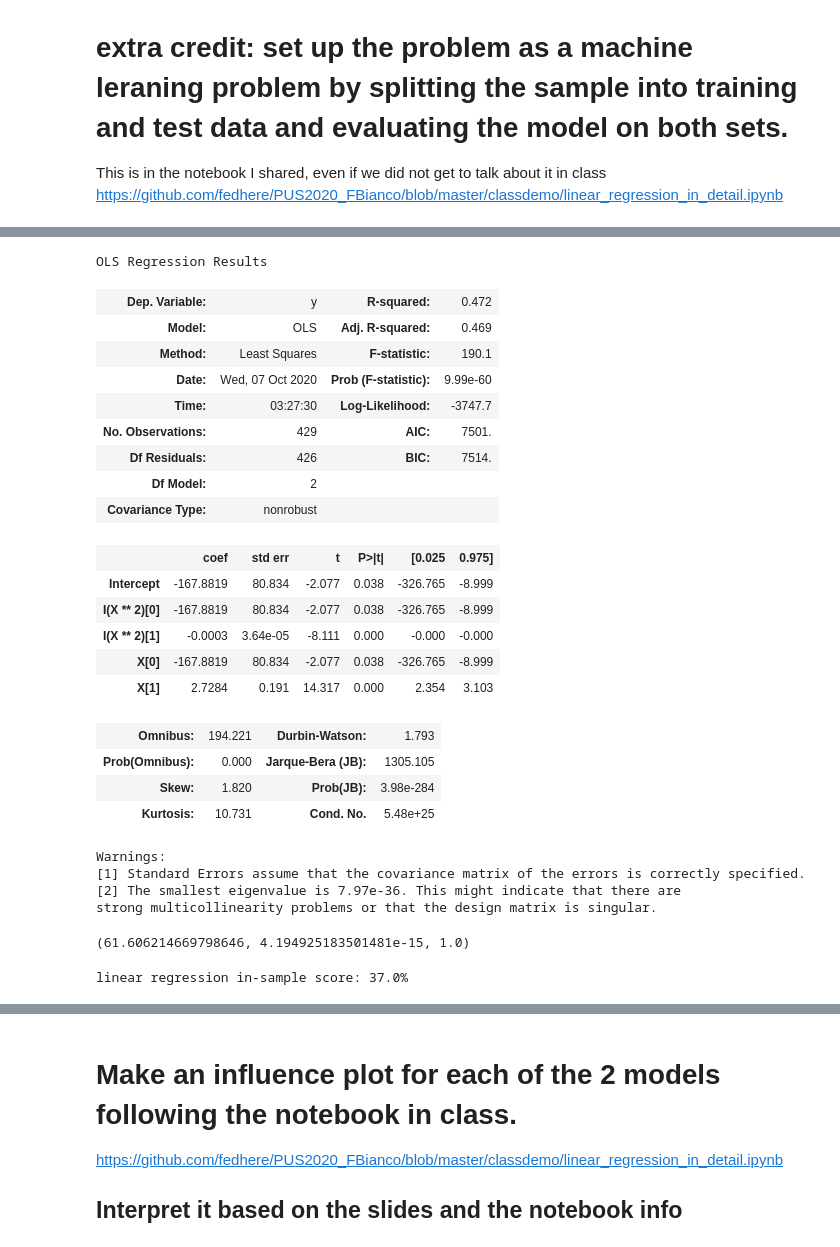
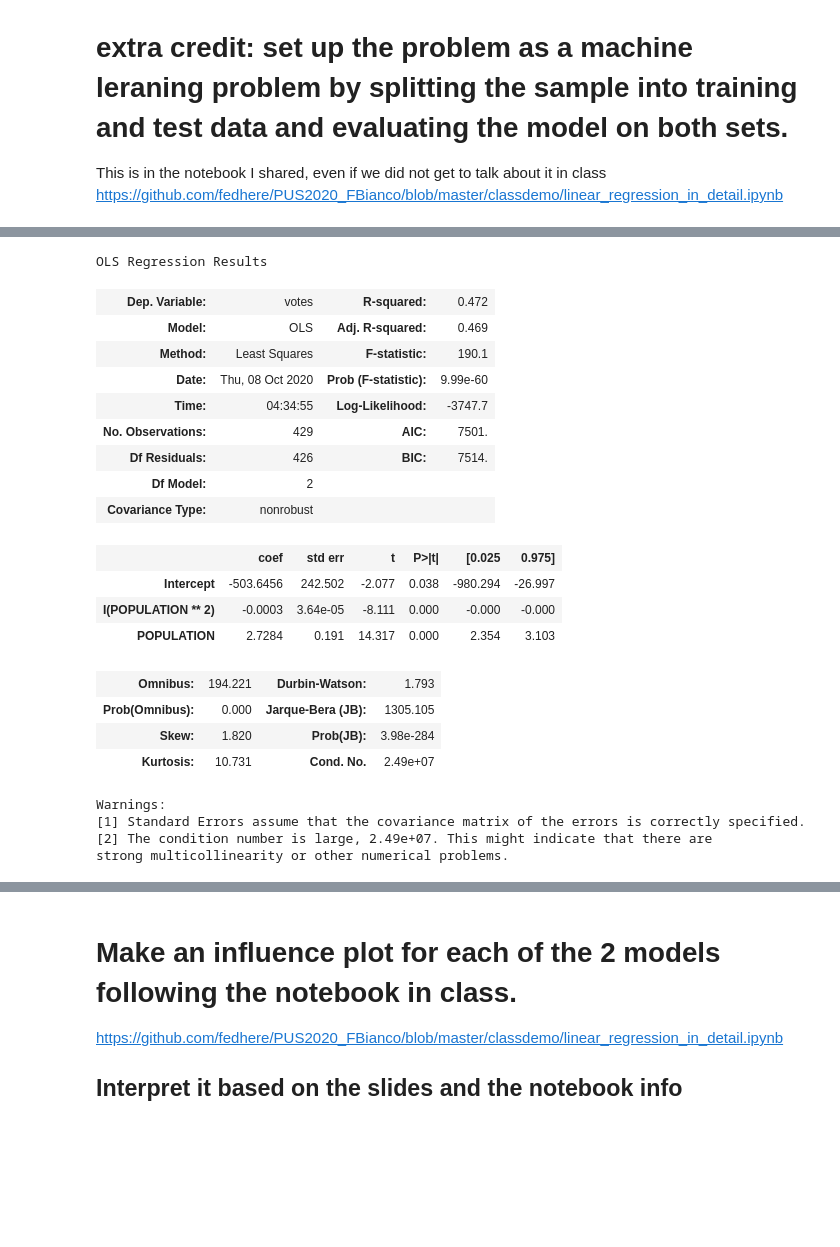
Before and after one commit to KLeeDE/PUS2020_KLee, a Jupyter notebook: HW5/DEelectoral_HW5_Kyungmin.ipynb, the cells around one changed output, grey strips where cells are left out. Drawn from its saved outputs; the diff is of its cells as text; code cells hidden in the pictures; blank space fills up the shorter version.

```diff
--- a/HW5/DEelectoral_HW5_Kyungmin.ipynb
+++ b/HW5/DEelectoral_HW5_Kyungmin.ipynb
@@ -118,0 +114,5 @@ import seaborn as sns
+# %%
+# Calculate population density
+de_elecmap["popdensity"] = de_elecmap["POPULATION"] / (de_elecmap["geometry"].area/10**6)
+de_elecmap["log_popden"] = np.log10(de_elecmap.popdensity)
+de_elecmap.head()
@@ -187,5 +179,0 @@ de_elecmap
-# %%
-# human population density is 50 per km2 (129 per sq. mi.).
-de_elecmap["popdensity"] = de_elecmap["POPULATION"] / de_elecmap["votes"]
-de_elecmap["log_popden"] = np.log10(de_elecmap.popdensity)
-de_elecmap.head()
@@ -291,34 +258,27 @@ strong multicollinearity problems or that the design matrix is singular.
 # %%
-mod2 = smf.ols(formula='y ~ I(X**2) + X',
-              data=de_elecmap)
+mod2 = smf.ols(formula='votes ~ I(POPULATION**2) + POPULATION', data=de_elecmap)
 model2 = mod2.fit()
 model2.summary()
 # %% [output]
 OLS Regression Results
-| Dep. Variable: | y | R-squared: | 0.472 |
+| Dep. Variable: | votes | R-squared: | 0.472 |
 | Model: | OLS | Adj. R-squared: | 0.469 |
 | Method: | Least Squares | F-statistic: | 190.1 |
-| Date: | Wed, 07 Oct 2020 | Prob (F-statistic): | 9.99e-60 |
-| Time: | 03:27:30 | Log-Likelihood: | -3747.7 |
+| Date: | Thu, 08 Oct 2020 | Prob (F-statistic): | 9.99e-60 |
+| Time: | 04:34:55 | Log-Likelihood: | -3747.7 |
 | No. Observations: | 429 | AIC: | 7501. |
 | Df Residuals: | 426 | BIC: | 7514. |
 | Df Model: | 2 |  |  |
 | Covariance Type: | nonrobust |  |  |
 |  | coef | std err | t | P>|t| | [0.025 | 0.975] |
-| Intercept | -167.8819 | 80.834 | -2.077 | 0.038 | -326.765 | -8.999 |
-| I(X ** 2)[0] | -167.8819 | 80.834 | -2.077 | 0.038 | -326.765 | -8.999 |
-| I(X ** 2)[1] | -0.0003 | 3.64e-05 | -8.111 | 0.000 | -0.000 | -0.000 |
-| X[0] | -167.8819 | 80.834 | -2.077 | 0.038 | -326.765 | -8.999 |
-| X[1] | 2.7284 | 0.191 | 14.317 | 0.000 | 2.354 | 3.103 |
+| Intercept | -503.6456 | 242.502 | -2.077 | 0.038 | -980.294 | -26.997 |
+| I(POPULATION ** 2) | -0.0003 | 3.64e-05 | -8.111 | 0.000 | -0.000 | -0.000 |
+| POPULATION | 2.7284 | 0.191 | 14.317 | 0.000 | 2.354 | 3.103 |
 | Omnibus: | 194.221 | Durbin-Watson: | 1.793 |
 | Prob(Omnibus): | 0.000 | Jarque-Bera (JB): | 1305.105 |
 | Skew: | 1.820 | Prob(JB): | 3.98e-284 |
-| Kurtosis: | 10.731 | Cond. No. | 5.48e+25 |
+| Kurtosis: | 10.731 | Cond. No. | 2.49e+07 |
 Warnings:
 [1] Standard Errors assume that the covariance matrix of the errors is correctly specified.
-[2] The smallest eigenvalue is 7.97e-36. This might indicate that there are
-strong multicollinearity problems or that the design matrix is singular.
+[2] The condition number is large, 2.49e+07. This might indicate that there are
+strong multicollinearity or other numerical problems.
-# %%
-model2.compare_lr_test(model1)
-# %% [output]
-(61.606214669798646, 4.194925183501481e-15, 1.0)
@@ -338,5 +284,0 @@ lm = LinearRegression().fit(x_train, y_train, sample_weight=None)
-# %%
-# in sample score
-print("linear regression in-sample score: {0}%".format(round(lm.score(x_train, y_train) * 100), 0))
-# %% [output]
-linear regression in-sample score: 37.0%
```
Also changed, not shown: parts of 27 cells of this notebook.
